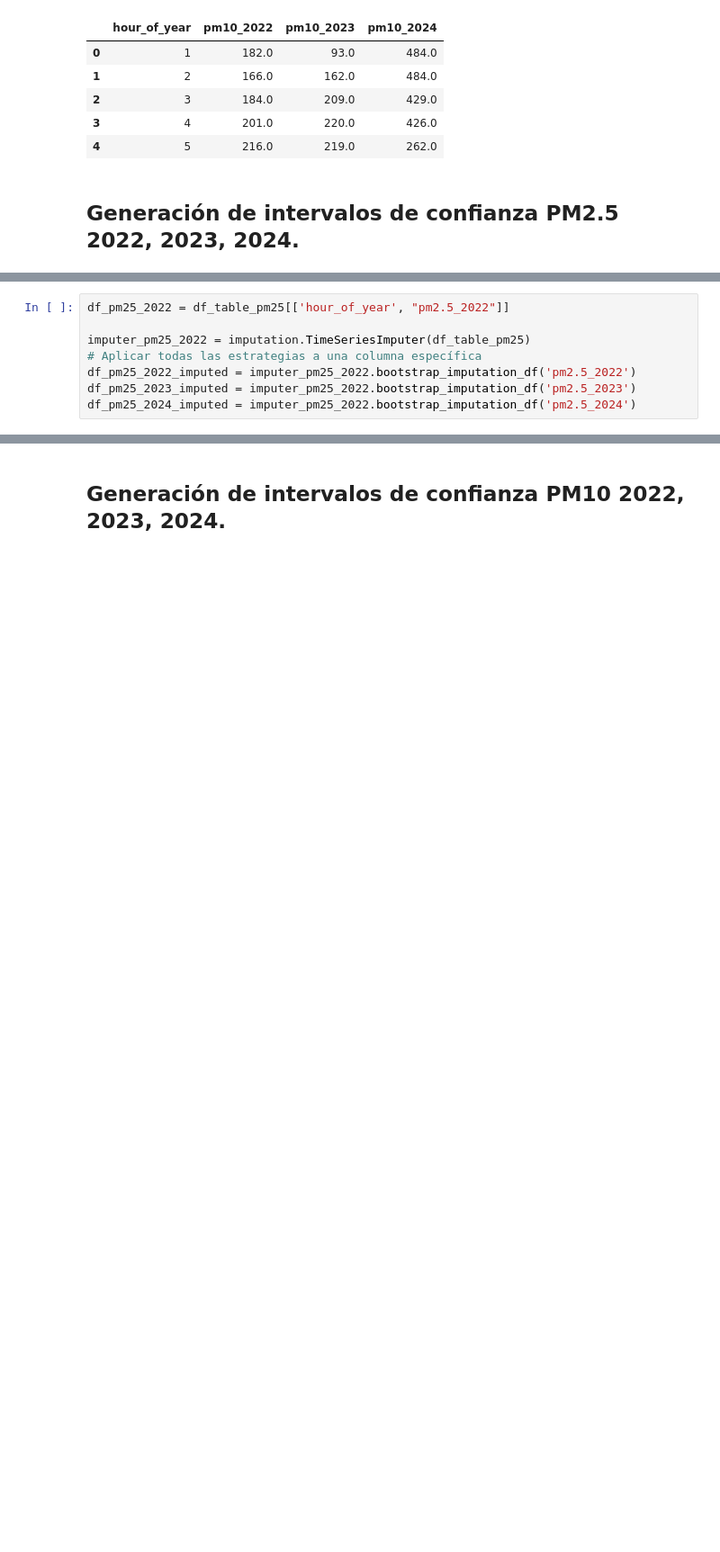
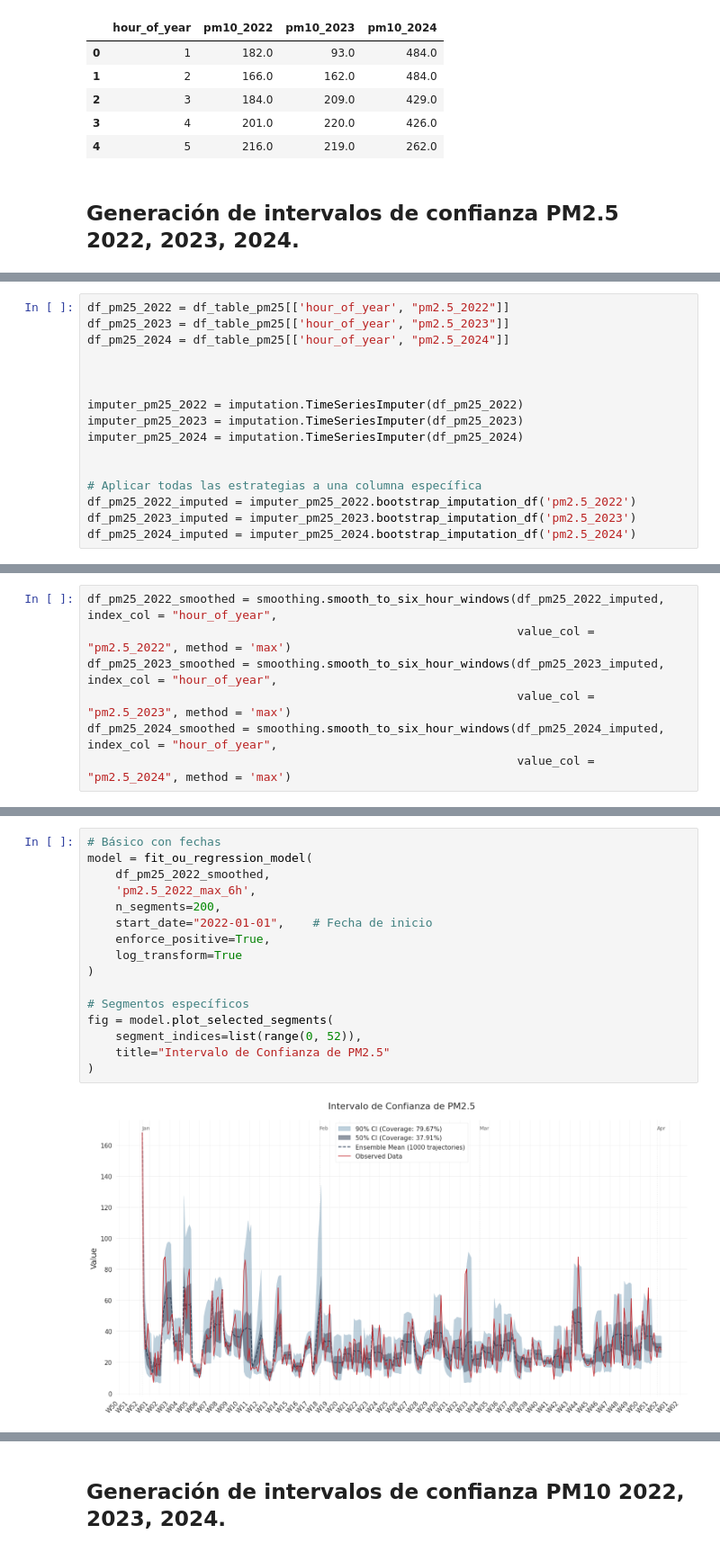
Before and after one commit to Alfonso-Fierro/PROYECTO_MA2003B, a Jupyter notebook: notebooks/03_models/02_lsde_noreste_2.ipynb, the cells around one changed output, grey strips where cells are left out. Shown at 90% size. Drawn from its saved outputs; the diff is of its cells as text; blank space fills up the shorter version.

```diff
--- a/notebooks/03_models/02_lsde_noreste_2.ipynb
+++ b/notebooks/03_models/02_lsde_noreste_2.ipynb
@@ -61,8 +70,16 @@ df_table_pm10.head()
 # %%
 df_pm25_2022 = df_table_pm25[['hour_of_year', "pm2.5_2022"]]
+df_pm25_2023 = df_table_pm25[['hour_of_year', "pm2.5_2023"]]
+df_pm25_2024 = df_table_pm25[['hour_of_year', "pm2.5_2024"]]
 
-imputer_pm25_2022 = imputation.TimeSeriesImputer(df_table_pm25)
+
+
+imputer_pm25_2022 = imputation.TimeSeriesImputer(df_pm25_2022)
+imputer_pm25_2023 = imputation.TimeSeriesImputer(df_pm25_2023)
+imputer_pm25_2024 = imputation.TimeSeriesImputer(df_pm25_2024)
+
+
 # Aplicar todas las estrategias a una columna específica
 df_pm25_2022_imputed = imputer_pm25_2022.bootstrap_imputation_df('pm2.5_2022')
-df_pm25_2023_imputed = imputer_pm25_2022.bootstrap_imputation_df('pm2.5_2023')
-df_pm25_2024_imputed = imputer_pm25_2022.bootstrap_imputation_df('pm2.5_2024')
+df_pm25_2023_imputed = imputer_pm25_2023.bootstrap_imputation_df('pm2.5_2023')
+df_pm25_2024_imputed = imputer_pm25_2024.bootstrap_imputation_df('pm2.5_2024')
@@ -68,0 +638,7 @@ df_pm25_2024_imputed = imputer_pm25_2022.bootstrap_imputation_df('pm2.5_2024')
+# %%
+df_pm25_2022_smoothed = smoothing.smooth_to_six_hour_windows(df_pm25_2022_imputed, index_col = "hour_of_year",
+                                                             value_col = "pm2.5_2022", method = 'max')
+df_pm25_2023_smoothed = smoothing.smooth_to_six_hour_windows(df_pm25_2023_imputed, index_col = "hour_of_year",
+                                                             value_col = "pm2.5_2023", method = 'max')
+df_pm25_2024_smoothed = smoothing.smooth_to_six_hour_windows(df_pm25_2024_imputed, index_col = "hour_of_year",
+                                                             value_col = "pm2.5_2024", method = 'max')
@@ -68,0 +647,18 @@ df_pm25_2024_imputed = imputer_pm25_2022.bootstrap_imputation_df('pm2.5_2024')
+# %%
+# Básico con fechas
+model = fit_ou_regression_model(
+    df_pm25_2022_smoothed,
+    'pm2.5_2022_max_6h',
+    n_segments=200,
+    start_date="2022-01-01",    # Fecha de inicio
+    enforce_positive=True,
+    log_transform=True
+)
+
+# Segmentos específicos
+fig = model.plot_selected_segments(
+    segment_indices=list(range(0, 52)),
+    title="Intervalo de Confianza de PM2.5"
+)
+# %% [output]
+[figure, added]
```
Also changed, not shown: parts of 11 cells of this notebook, 3 other files.
